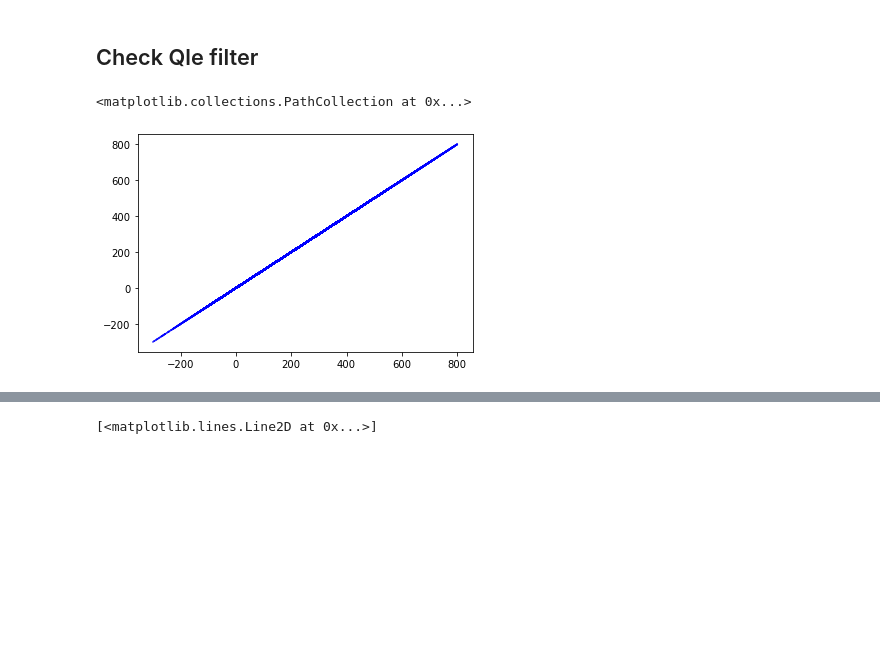
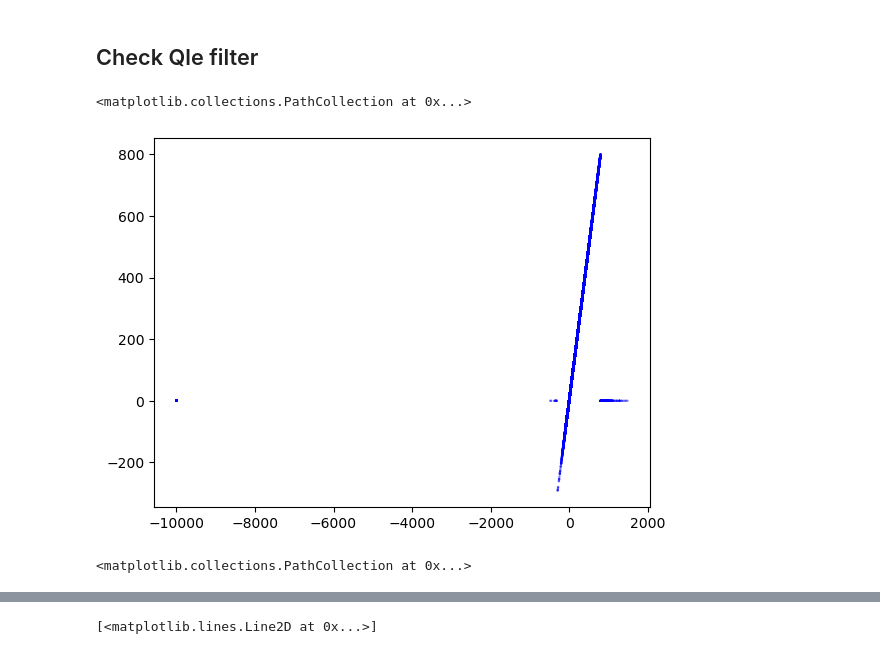
Before and after one commit to bibivking/LSM_VPD_PLUMBER2, a Jupyter notebook: check_all_sites_file.ipynb, the cells around one changed output, grey strips where cells are left out. Cells and saved outputs as stored; diff of their text form; code cells hidden in the pictures; blank space fills up the shorter version.

Commit message:
backup

```diff
--- a/check_all_sites_file.ipynb
+++ b/check_all_sites_file.ipynb
@@ -208,11 +208,25 @@ plt.plot(np.arange(-200,600),np.arange(-200,600),c='black')
 # %%
 PLUMBER2_txt = "/g/data/w97/mm3972/scripts/PLUMBER2/LSM_VPD_PLUMBER2/txt/"
 process_name = "process1_output"
-var          = pd.read_csv(f'{PLUMBER2_txt}{process_name}/Qle_all_sites.csv',na_values=[''],usecols=['site_name','obs','model_GFDL','model_CABLE'])
+# var          = pd.read_csv(f'{PLUMBER2_txt}{process_name}/Qle_all_sites_not_filtered.csv',na_values=[''],usecols=['site_name','obs','model_GFDL','model_CABLE'])
 var_filter   = pd.read_csv(f'{PLUMBER2_txt}{process_name}/Qle_all_sites_filter_4sigma.csv',na_values=[''],usecols=['site_name','obs','model_GFDL','model_CABLE'])
+var_filter_3sigma = pd.read_csv(f'{PLUMBER2_txt}{process_name}/backup/Qle_all_sites_with_LAI.csv',na_values=[''],usecols=['site_name','obs','model_GFDL','model_CABLE'])
 # %%
-plt.scatter(var['model_CABLE'],var_filter['model_CABLE'], s=0.5, facecolors='none', edgecolors='blue',  alpha=0.5, label='data points')
+model_var            = var_filter_3sigma['obs']
+model_var_filter     = var_filter['obs']
+model_var_filter_new = np.where( (np.isnan(model_var_filter)) & (~ np.isnan(model_var)), 0, model_var_filter)
+
+plt.scatter(model_var,model_var_filter_new, s=0.5, facecolors='none', edgecolors='blue',  alpha=0.5, label='data points')
 # plt.plot(np.arange(0,5),np.arange(0,5),c='black')
 # %% [output]
 <matplotlib.collections.PathCollection at 0x...>
-[figure, old version]
+[figure, new version]
+# %%
+model_var            = var_filter_3sigma['obs']
+model_var_filter     = var_filter['obs']
+model_var            = np.where( (np.isnan(model_var)) & (~ np.isnan( model_var_filter)), 0, model_var)
+# print((np.sum(model_var != model_var_filter)-np.sum(np.all([np.isnan(model_var), np.isnan(model_var_filter)],axis=0)))/len(model_var))
+plt.scatter(model_var,model_var_filter, s=0.5, facecolors='none', edgecolors='blue',  alpha=0.5, label='data points')
+# plt.plot(np.arange(0,5),np.arange(0,5),c='black')
+# %% [output]
+<matplotlib.collections.PathCollection at 0x...>
```
Also changed, not shown: parts of 2 cells of this notebook, 34 other files.
